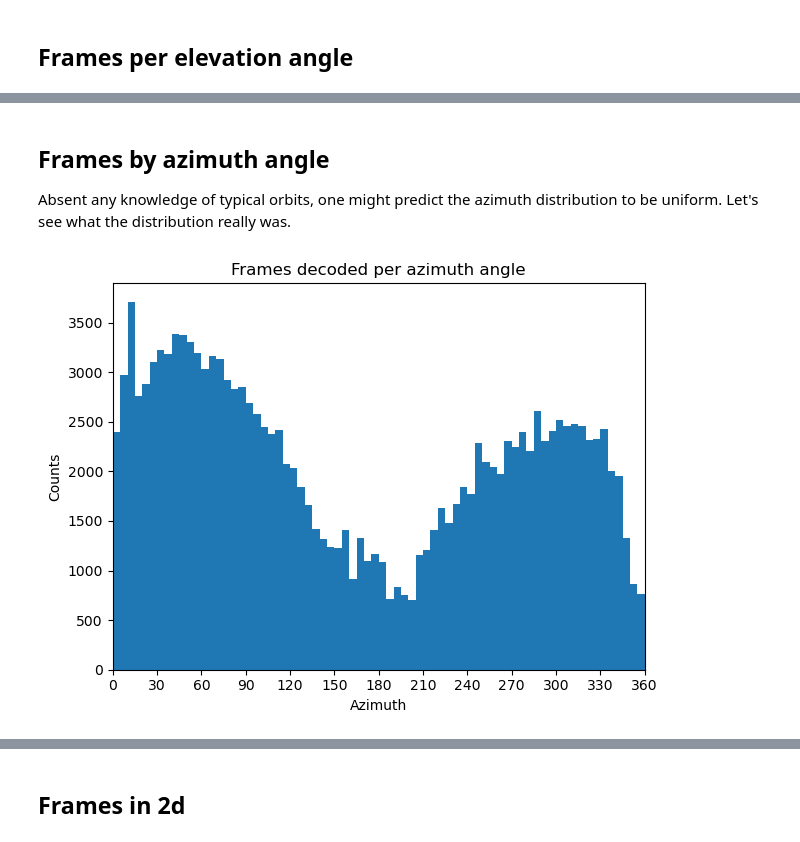
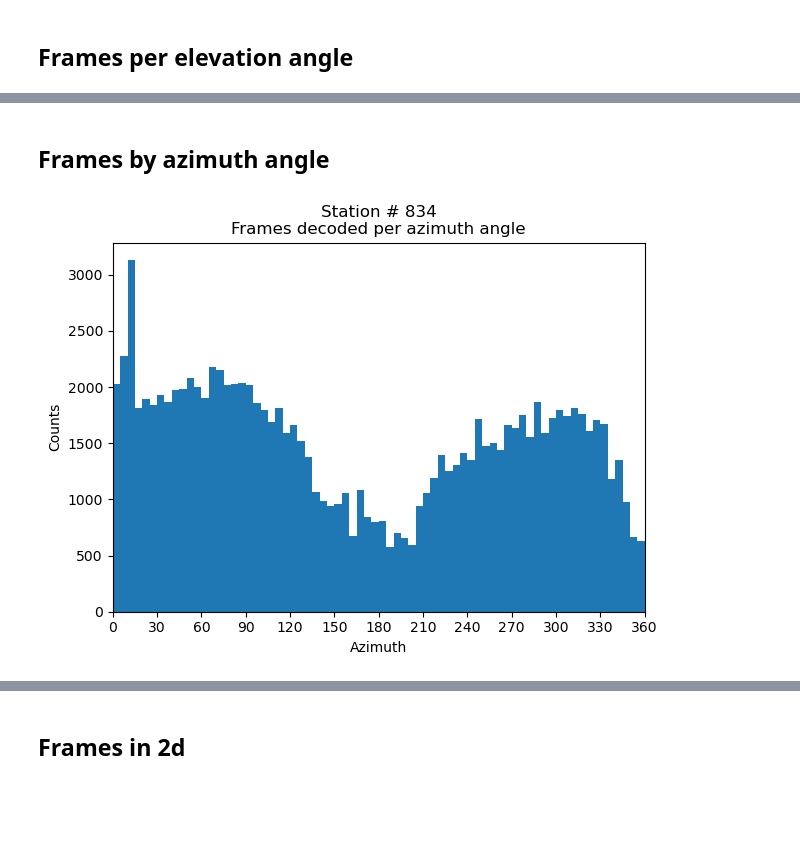
Before and after one commit to wiredlab/scheduling-bazaar, a Jupyter notebook: notebooks/azel-frames-histograms.ipynb, the cells around one changed output, grey strips where cells are left out. Saved outputs shown, nothing was run; the diff lists cells and outputs as text; code cells hidden in the pictures; blank space fills up the shorter version.

```diff
--- a/notebooks/azel-frames-histograms.ipynb
+++ b/notebooks/azel-frames-histograms.ipynb
@@ -13,0 +21,10 @@ ground_station = 834
+# %%
+in_start = mr.Text(value='2023-01-01', label='Start date', rows=1)
+in_end = mr.Text(value='now', label='End date', rows=1)
+
+if in_end.value == 'now':
+    date_end = datetime.today() + timedelta(days=1)
+else:
+    date_end = in_end.value
+
+date_start = in_start.value
@@ -15,7 +35,8 @@ ground_station = 834
 results = conn.execute("""
 SELECT id
 FROM times_index
-WHERE start >= strftime('%s', '2022-01-01')
+WHERE start >= strftime('%s', :start)
+      AND end <= strftime('%s', :end)
       -- AND ground_station = 834
       -- AND ground_station = 2380
       -- AND ground_station = 2550
@@ -26,13 +47,15 @@ WHERE start >= strftime('%s', '2022-01-01')
       -- AND ground_station = 1710
       -- AND ground_station = 2029
 
+      -- AND ground_station = 2107  -- SW-pointing yagi
+
       -- PE0SAT
       -- AND ground_station = 2173
       -- AND ground_station = 2176
 
-      AND ground_station = ?
+      AND ground_station = :gs
 ORDER BY start ASC;
-""", [ground_station])
+""", dict(start=date_start, end=date_end, gs=ground_station))
 
 obs_ids = [x['id'] for x in results]
 # %%
@@ -45,10 +68,9 @@ ranges = []
 nones = 0
 for obs_id in obs_ids:
     results = conn.execute("""
-    SELECT id, length(data) as data_len, azimuth, elevation, range
+    SELECT id, azimuth, elevation
     FROM data.obs_demoddata
-    WHERE id = :id
-    ORDER BY datetime ASC;""", [obs_id])
+    WHERE id = :id;""", [obs_id])
 
     for frame in results:
         # there may be some frames with no position information
@@ -56,15 +78,9 @@ for obs_id in obs_ids:
             nones += 1
             continue
 
-        data_lens.append(frame['data_len'])
         azimuths.append(frame['azimuth'])
         elevations.append(frame['elevation'])
-        ranges.append(frame['range'])
 
 # numpy arrays for the data
-data_lens = np.array(data_lens)
 azimuths = np.array(azimuths)
 elevations = np.array(elevations)
-ranges = np.array(ranges)
-#print(nones)
-#print(len(data_lens))
@@ -70,0 +108,3 @@ ranges = np.array(ranges)
+# %%
+# make a temporary place to save files
+out_dir = mr.OutputDir()
@@ -95,15 +127,14 @@ Terrestrial noise sources are within the antenna's main lobe at low elevations.
 # %% [markdown]
 ## Frames by azimuth angle
-
-Absent any knowledge of typical orbits, one might predict the azimuth distribution to be uniform.
-Let's see what the distribution really was.
 # %%
 fig, ax = plt.subplots()
 ax.hist(azimuths, bins=range(0, 365, 5))
 ax.set(xlim=(0, 360), xticks=range(0, 365, 30))
 ax.set_xlabel('Azimuth')
 ax.set_ylabel('Counts')
-ax.set_title('Frames decoded per azimuth angle')
+ax.set_title(f'Station # {ground_station}\nFrames decoded per azimuth angle')
 fig.tight_layout()
+
+plt.savefig(os.path.join(out_dir.path, f"{ground_station}_azimuth.png"))
 # %% [output]
-[figure, old version]
+[figure, new version]
```
Also changed, not shown: parts of 19 cells of this notebook, 1 other file.
